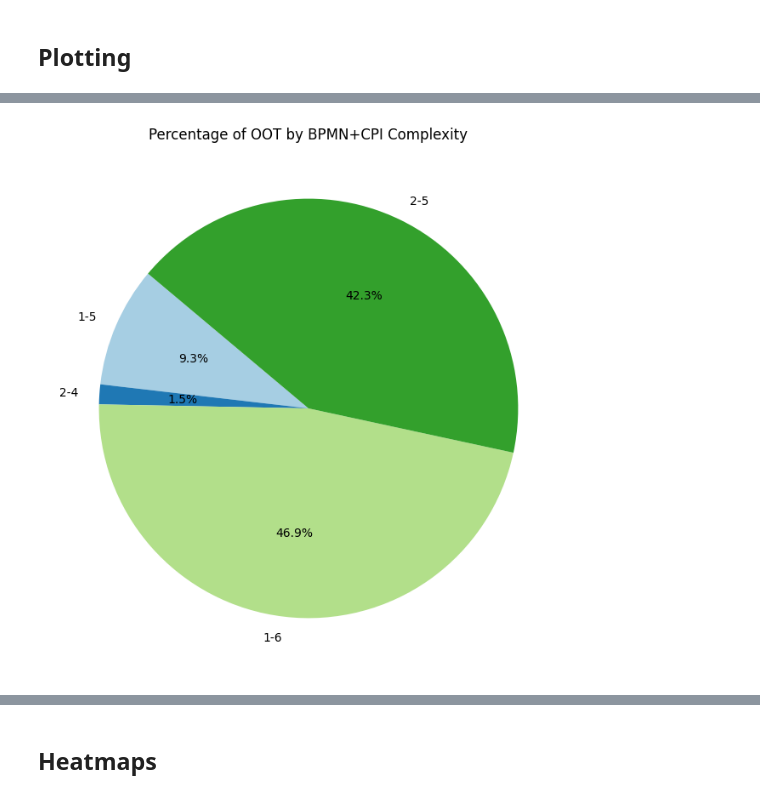
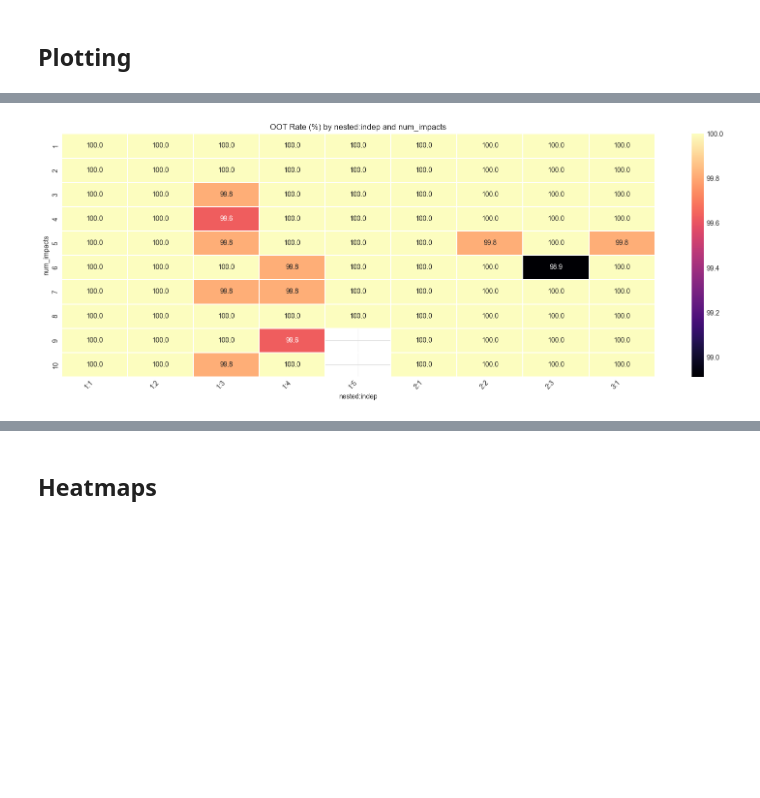
Before and after one commit to danielamadori/PACO, a Jupyter notebook: validation/results/Validation_Expalining_Strategies_for_Expected_Impacts.ipynb, the cells around one changed output, grey strips where cells are left out. Drawn from its saved outputs; the diff is of its cells as text; code cells hidden in the pictures; blank space fills up the shorter version.

```diff
--- a/validation/results/Validation_Expalining_Strategies_for_Expected_Impacts.ipynb
+++ b/validation/results/Validation_Expalining_Strategies_for_Expected_Impacts.ipynb
@@ -81,59 +876,40 @@ plt.show()
 # %%
 import pandas as pd
 import matplotlib.pyplot as plt
-df = data[~((data['nested'] == 3) & (data['indep'] == 4))]
-# Count total occurrences of each (nested, indep) combination
-total_counts = df.groupby(['nested', 'indep']).size().reset_index(name='total_count')
+import seaborn as sns
 
-# Count None (or NaN) values in the 'error' column for each (nested, indep)
-none_counts = df['error'].isna().groupby([df['nested'], df['indep']]).sum().reset_index(name='none_count')
+# OOT rate (error not NaN) as a heatmap over num_impacts and nested:indep
+df = data[['nested', 'indep', 'num_impacts', 'error']].copy()
+df['oot'] = df['error'].notna().astype(int)
 
-# Merge the counts
-merged_counts = pd.merge(total_counts, none_counts, on=['nested', 'indep'])
+agg = (
+    df.groupby(['num_impacts', 'nested', 'indep'])['oot']
+      .mean()
+      .mul(100)
+      .reset_index(name='oot_rate_pct')
+)
+agg['nested_indep'] = agg['nested'].astype(int).astype(str) + ':' + agg['indep'].astype(int).astype(str)
 
-# Compute the percentage of None values
-merged_counts['none_percentage'] = (merged_counts['none_count'] / merged_counts['total_count']) * 100
+order = (
+    agg[['nested', 'indep', 'nested_indep']]
+      .drop_duplicates()
+      .sort_values(['nested', 'indep'])['nested_indep']
+      .tolist()
+)
 
-# Compute the sum of nested + indep for ordering
-merged_counts['nested_indep_sum'] = merged_counts['nested'] + merged_counts['indep']
+heatmap_data = agg.pivot(index='num_impacts', columns='nested_indep', values='oot_rate_pct')
+heatmap_data = heatmap_data.reindex(columns=order)
 
-# Sort by the sum of (nested + indep)
-merged_counts = merged_counts.sort_values(by='nested_indep_sum')
-
-merged_counts = merged_counts.loc[~(merged_counts['none_percentage']==0)]
-
-# Plot
-# plt.figure(figsize=(12, 6))
-# plt.bar(merged_counts[['nested', 'indep']].astype(str).agg('-'.join, axis=1), merged_counts['none_percentage'])
-
-# plt.xticks(rotation=45, ha="right")
-# plt.xlabel("Nested → Indep ")
-# plt.ylabel("Percentage of OOT (%)")
-# plt.title("Percentage of OOT")
-plt.figure(figsize=(8, 8))
-labels = merged_counts[['nested', 'indep']].astype(str).agg('-'.join, axis=1)
-sizes = merged_counts['none_percentage']
-colors = plt.cm.Paired.colors
-
-plt.pie(sizes, labels=labels, autopct='%1.1f%%', startangle=140, colors=colors)
-plt.title("Percentage of OOT by BPMN+CPI Complexity")
-# plt.ylim(0, max(merged_counts['none_percentage'])*1.05)  # Ensure the y-axis goes from 0 to 100%
-#
-SMALL_SIZE = 24
-MEDIUM_SIZE = 10
-BIGGER_SIZE = 12
-
-plt.rc('font', size=SMALL_SIZE)          # controls default text sizes
-plt.rc('axes', titlesize=SMALL_SIZE)     # fontsize of the axes title
-plt.rc('axes', labelsize=SMALL_SIZE)    # fontsize of the x and y labels
-plt.rc('xtick', labelsize=SMALL_SIZE)    # fontsize of the tick labels
-plt.rc('ytick', labelsize=SMALL_SIZE)    # fontsize of the tick labels
-plt.rc('legend', fontsize=SMALL_SIZE*1.5)    # legend fontsize
-plt.rc('figure', titlesize=SMALL_SIZE)
-# Show the plot
+plt.figure(figsize=(16, 6))
+ax = sns.heatmap(heatmap_data, cmap='magma', linewidths=0.3, annot=True, fmt='.1f')
+ax.set_xlabel('nested:indep')
+ax.set_ylabel('num_impacts')
+ax.set_title('OOT Rate (%) by nested:indep and num_impacts')
+plt.xticks(rotation=45, ha='right')
+plt.tight_layout()
 plt.show()
 # %% [output]
-[figure, old version]
+[figure, new version]
 # %%
 df
 # %% [output]
```
Also changed, not shown: parts of 30 cells of this notebook, 11 other files.
